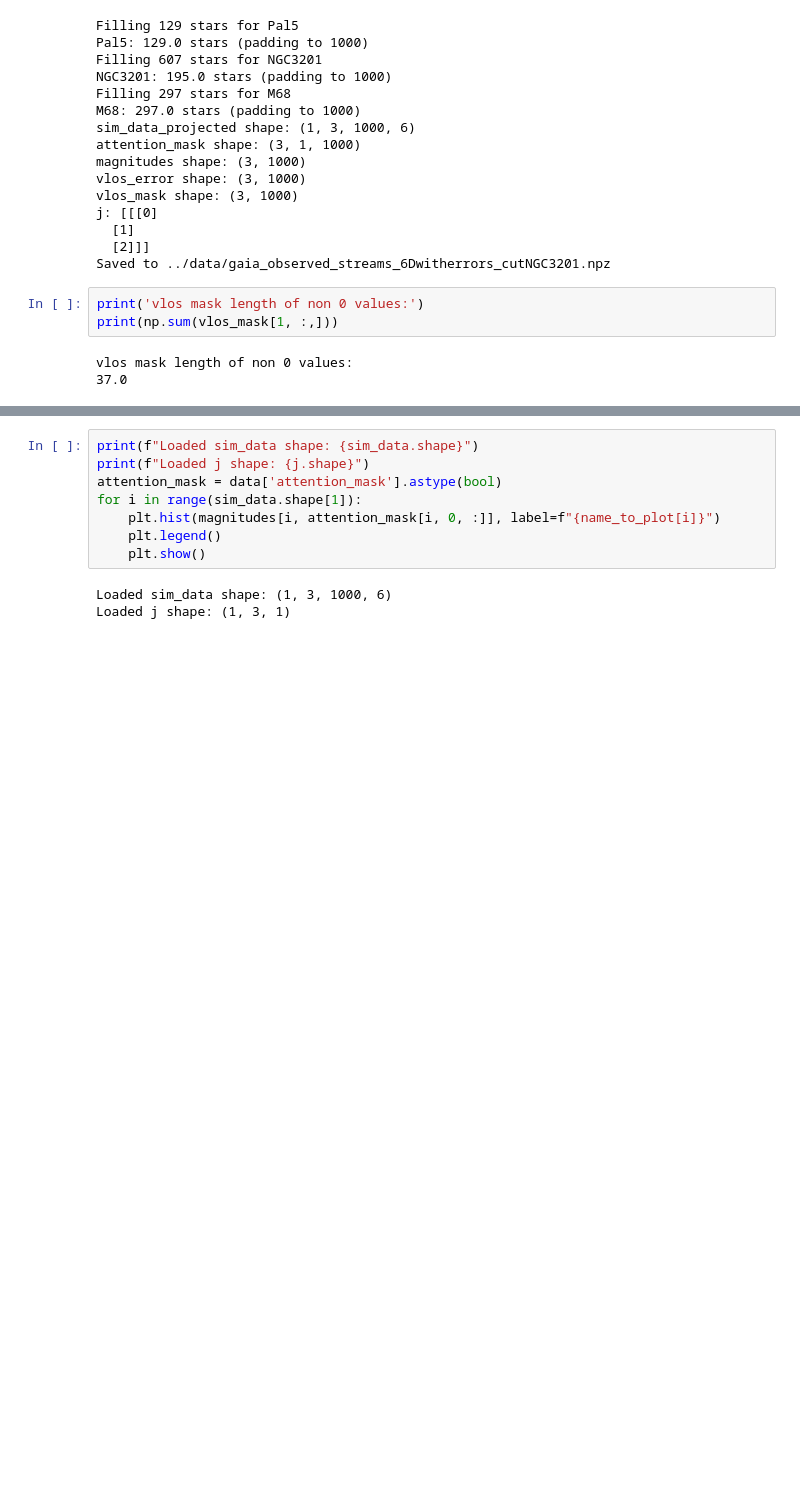
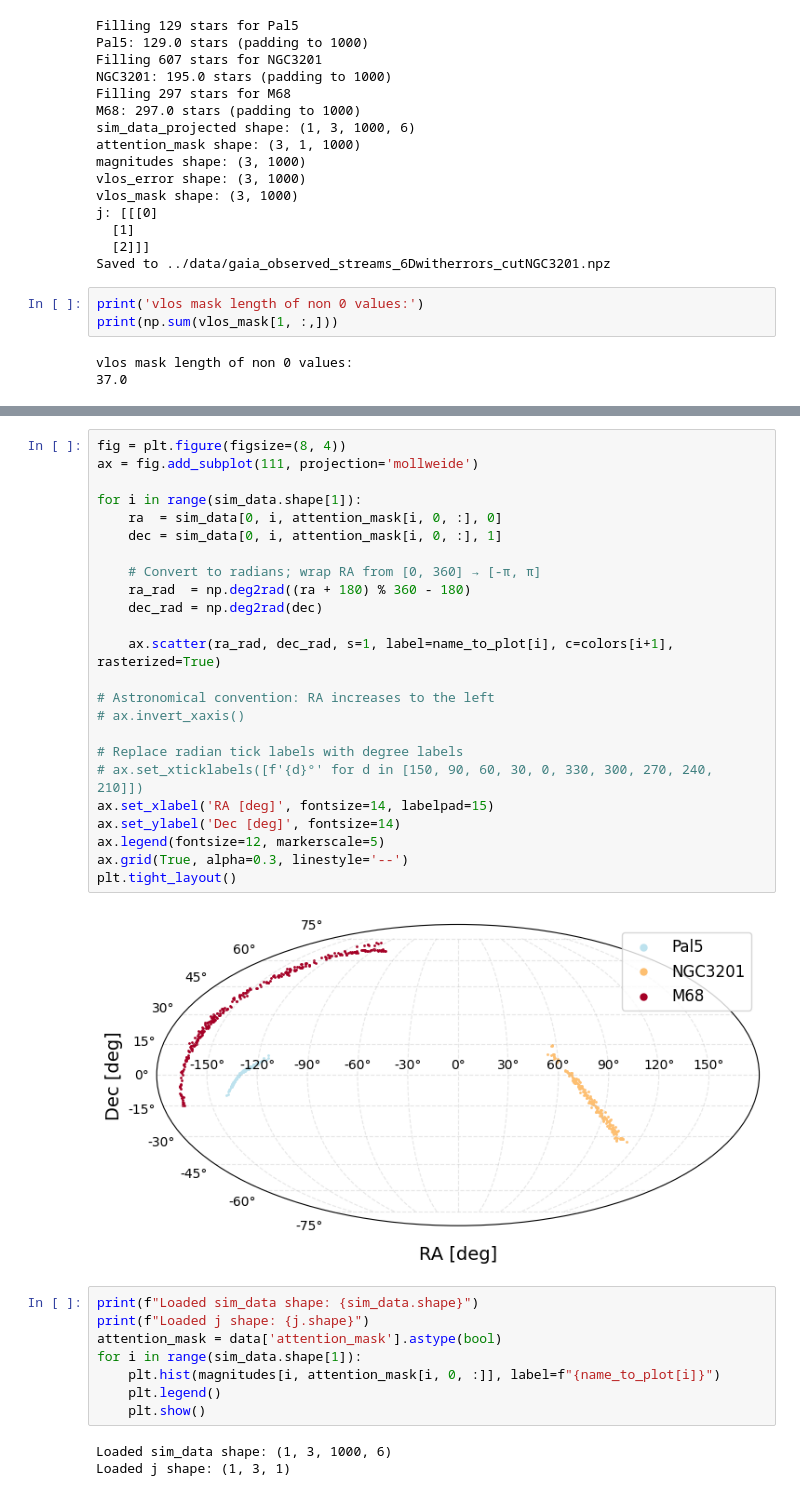
Before and after one commit to vepe99/diffusion-experiments, a Jupyter notebook: case_study5/project_stream/notebooks/read_GaiaD3.ipynb, the cells around one changed output, grey strips where cells are left out. Cells and saved outputs as stored; diff of their text form; blank space fills up the shorter version.

```diff
--- a/case_study5/project_stream/notebooks/read_GaiaD3.ipynb
+++ b/case_study5/project_stream/notebooks/read_GaiaD3.ipynb
@@ -692,3 +745,29 @@ Text(0, 0.5, 'Dec [deg]')
+# %%
+fig = plt.figure(figsize=(8, 4))
+ax = fig.add_subplot(111, projection='mollweide')
+
+for i in range(sim_data.shape[1]):
+    ra  = sim_data[0, i, attention_mask[i, 0, :], 0]
+    dec = sim_data[0, i, attention_mask[i, 0, :], 1]
+
+    # Convert to radians; wrap RA from [0, 360] → [-π, π]
+    ra_rad  = np.deg2rad((ra + 180) % 360 - 180)
+    dec_rad = np.deg2rad(dec)
+
+    ax.scatter(ra_rad, dec_rad, s=1, label=name_to_plot[i], c=colors[i+1], rasterized=True)
+
+# Astronomical convention: RA increases to the left
+# ax.invert_xaxis()
+
+# Replace radian tick labels with degree labels
+# ax.set_xticklabels([f'{d}°' for d in [150, 90, 60, 30, 0, 330, 300, 270, 240, 210]])
+ax.set_xlabel('RA [deg]', fontsize=14, labelpad=15)
+ax.set_ylabel('Dec [deg]', fontsize=14)
+ax.legend(fontsize=12, markerscale=5)
+ax.grid(True, alpha=0.3, linestyle='--')
+plt.tight_layout()
+# %% [output]
+[figure, added]
 # %%
 print(f"Loaded sim_data shape: {sim_data.shape}")
 print(f"Loaded j shape: {j.shape}")
```
Also changed, not shown: parts of 4 cells of this notebook, 11 other files.
